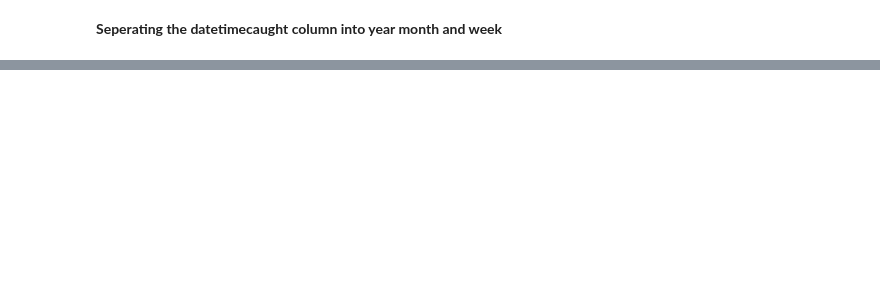
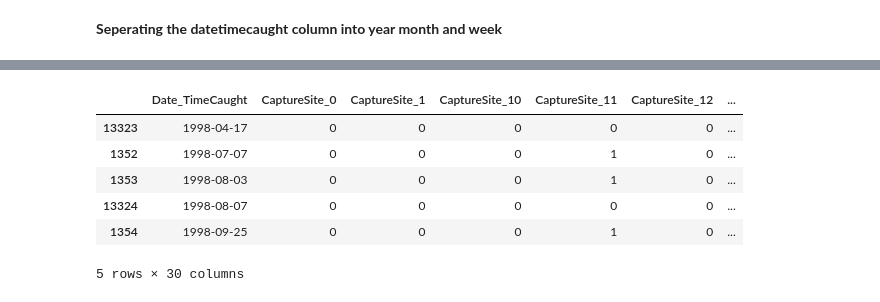
Before and after one commit to KevKibe/Sea-Turtle-Rescue-Forecast, a Jupyter notebook: Sea Turtle Rescue Forecast .ipynb, the cells around one changed output, grey strips where cells are left out. Saved outputs shown, nothing was run; the diff lists cells and outputs as text; code cells hidden in the pictures; blank space fills up the shorter version.

```diff
--- a/Sea Turtle Rescue Forecast .ipynb
+++ b/Sea Turtle Rescue Forecast .ipynb
@@ -108,0 +142,10 @@ new_df.head()
+# %%
+unique_train_day.head()
+# %% [output]
+|  | Date_TimeCaught | CaptureSite_0 | CaptureSite_1 | CaptureSite_10 | CaptureSite_11 | CaptureSite_12 | ... |
+| 13323 | 1998-04-17 | 0 | 0 | 0 | 0 | 0 | ... |
+| 1352 | 1998-07-07 | 0 | 0 | 0 | 1 | 0 | ... |
+| 1353 | 1998-08-03 | 0 | 0 | 0 | 1 | 0 | ... |
+| 13324 | 1998-08-07 | 0 | 0 | 0 | 0 | 0 | ... |
+| 1354 | 1998-09-25 | 0 | 0 | 0 | 1 | 0 | ... |
+5 rows × 30 columns
```
Also changed, not shown: parts of 15 cells of this notebook.
